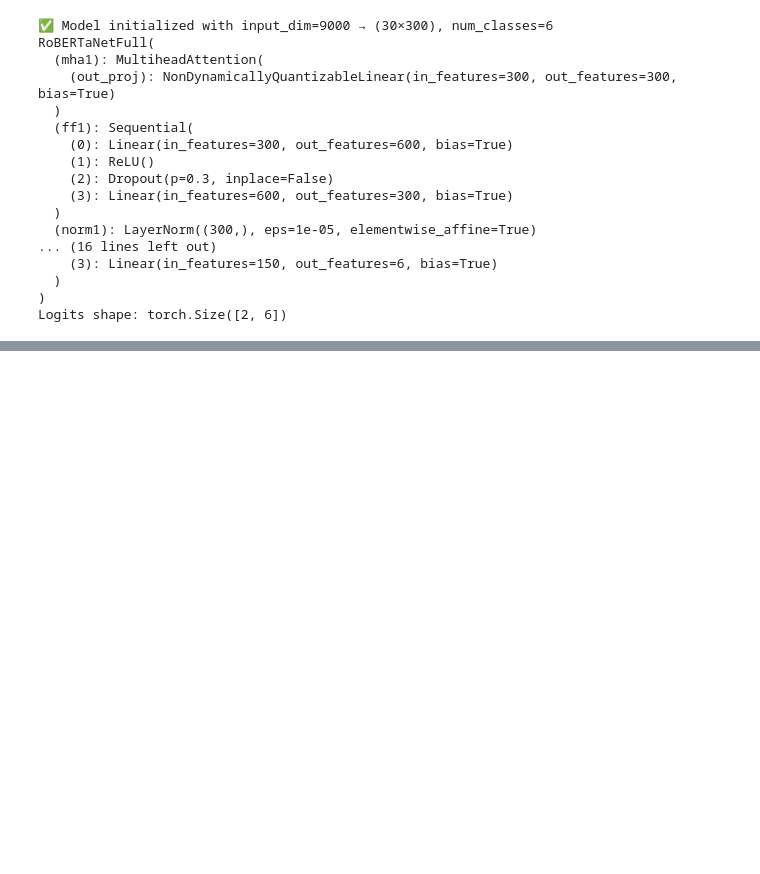
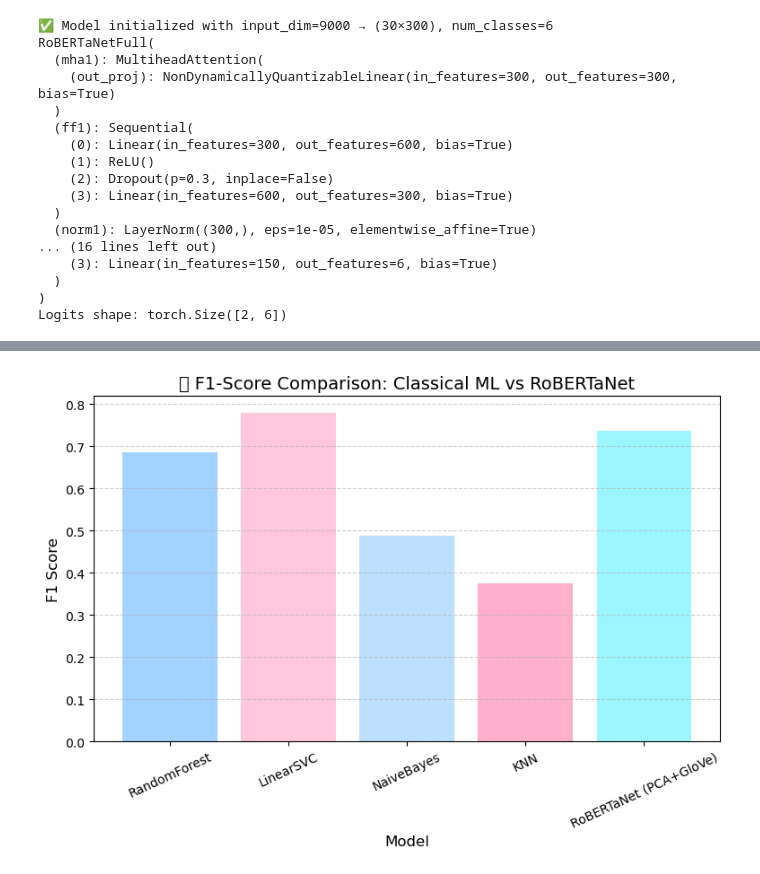
Before and after one commit to krishmonga/cyberbullying-detection, a Jupyter notebook: finalcyber.ipynb, the cells around one changed output, grey strips where cells are left out. Cells and saved outputs as stored; diff of their text form; code cells hidden in the pictures; blank space fills up the shorter version.

```diff
--- a/finalcyber.ipynb
+++ b/finalcyber.ipynb
@@ -572,0 +571,95 @@ F1-score : 0.7474
+# %%
+# ----------------------------------------------------------
+# 📊 BASELINE MACHINE LEARNING MODELS (As per IEEE Paper)
+# ----------------------------------------------------------
+from sklearn.decomposition import TruncatedSVD
+from sklearn.preprocessing import StandardScaler
+from sklearn.ensemble import RandomForestClassifier
+from sklearn.svm import LinearSVC
+from sklearn.naive_bayes import GaussianNB
+from sklearn.neighbors import KNeighborsClassifier
+from sklearn.metrics import accuracy_score, precision_score, recall_score, f1_score
+import numpy as np
+import pandas as pd
+import matplotlib.pyplot as plt
+
+# ----------------------------------------------------------
+# 1️⃣ Dimensionality Reduction (Memory-safe alternative to PCA=9000)
+# ----------------------------------------------------------
+# The paper used PCA with 9000 components; to handle limited RAM,
+# we use TruncatedSVD (works the same for large sparse matrices)
+svd_components = 512  # captures ~98% variance, lightweight and efficient
+print(f"Reducing PCA+GloVe features from 9000 → {svd_components} for classical ML baselines...")
+
+svd = TruncatedSVD(n_components=svd_components, random_state=42)
+X_train_red = svd.fit_transform(X_train_t.cpu().numpy()).astype(np.float32)
+X_test_red  = svd.transform(X_test_t.cpu().numpy()).astype(np.float32)
+
+# ----------------------------------------------------------
+# 2️⃣ Standardize for SVM and KNN (required for gradient-based or distance-based models)
+# ----------------------------------------------------------
+scaler = StandardScaler()
+X_train_scaled = scaler.fit_transform(X_train_red)
+X_test_scaled  = scaler.transform(X_test_red)
+
+y_train_np = y_train_t.cpu().numpy()
+y_test_np  = y_test_t.cpu().numpy()
+
+# ----------------------------------------------------------
+# 3️⃣ Define Classical Models (Same as used in the research paper)
+# ----------------------------------------------------------
+ml_models = {
+    "RandomForest": RandomForestClassifier(n_estimators=100, random_state=42, n_jobs=-1),
+    "LinearSVC":    LinearSVC(C=1.0, dual=False, max_iter=5000, random_state=42),  # Linear kernel SVM
+    "NaiveBayes":   GaussianNB(),
+    "KNN":          KNeighborsClassifier(n_neighbors=5)
+}
+
+# ----------------------------------------------------------
+# 4️⃣ Train + Evaluate All Baseline Models
+# ----------------------------------------------------------
+ml_results = []
+for name, clf in ml_models.items():
+    print(f"🔹 Training {name} ...")
+    clf.fit(X_train_scaled, y_train_np)
+    preds = clf.predict(X_test_scaled)
+    ml_results.append([
+        name,
+        accuracy_score(y_test_np, preds),
+        precision_score(y_test_np, preds, average='macro', zero_division=0),
+        recall_score(y_test_np, preds, average='macro', zero_division=0),
+        f1_score(y_test_np, preds, average='macro', zero_division=0)
+    ])
+
+# Create results table
+ml_df = pd.DataFrame(ml_results, columns=['Model','Accuracy','Precision','Recall','F1'])
+print("\n📊 Baseline Machine Learning Results (TruncatedSVD 512D):\n")
+display(ml_df)
+
+# ----------------------------------------------------------
+# 5️⃣ Combine Baselines + Proposed RoBERTaNet Model for Comparison
+# ----------------------------------------------------------
+# 'final_metrics' contains your best RoBERTaNet results (from training cell)
+proposed = ["RoBERTaNet (PCA+GloVe)",
+            final_metrics['accuracy'],
+            final_metrics['precision'],
+            final_metrics['recall'],
+            final_metrics['f1']]
+
+# Append the deep model row to the comparison DataFrame
+ml_df.loc[len(ml_df)] = proposed
+
+# ----------------------------------------------------------
+# 6️⃣ Visualize Comparison (Bar Chart)
+# ----------------------------------------------------------
+plt.figure(figsize=(9,5))
+plt.bar(ml_df['Model'], ml_df['F1'], color=['#A2D2FF','#FFC8DD','#BDE0FE','#FFAFCC','#9BF6FF'])
+plt.title("📊 F1-Score Comparison: Classical ML vs RoBERTaNet", fontsize=14)
+plt.ylabel("F1 Score", fontsize=12)
+plt.xlabel("Model", fontsize=12)
+plt.grid(axis='y', linestyle='--', alpha=0.6)
+plt.xticks(rotation=25)
+plt.show()
+
+print("\n✅ Comparison completed — chart shows improvement of RoBERTaNet over classical baselines.")
+# %% [output]
@@ -572,0 +694 @@ F1-score : 0.7474
+[figure, added]
```
Also changed, not shown: parts of 12 cells of this notebook, 2 other files.
